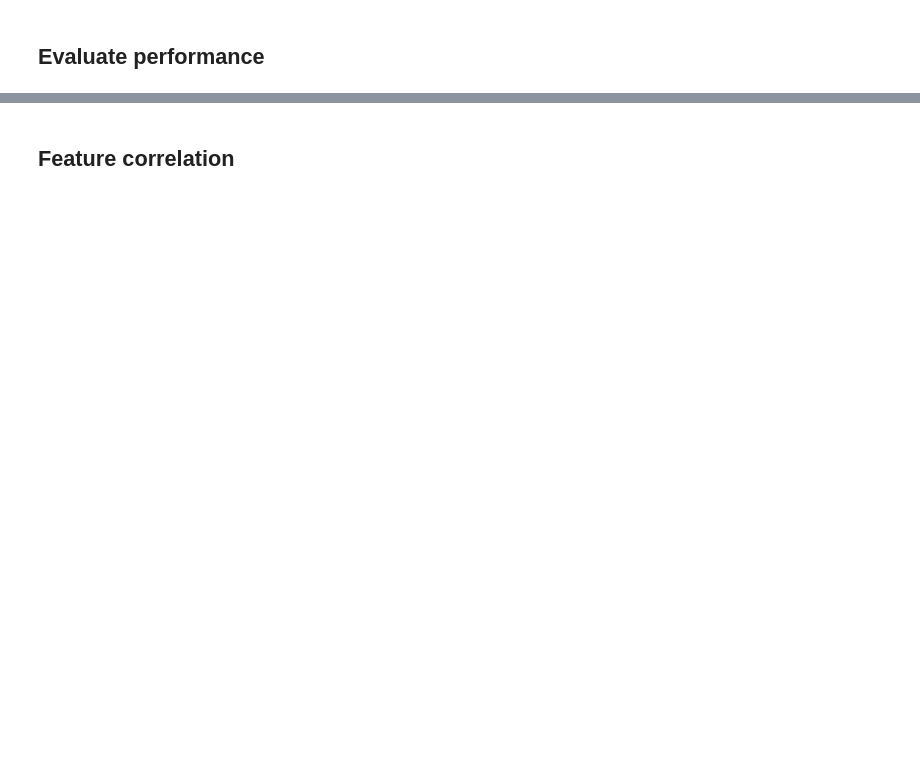
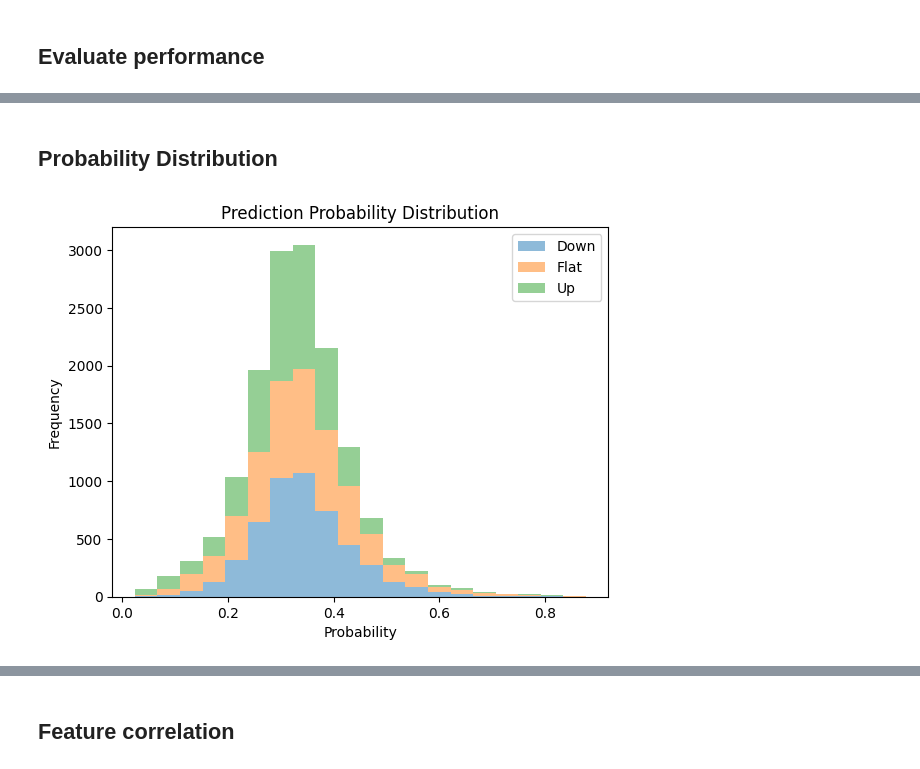
Before and after one commit to MarianneRomero/stock-movement-prediction-ml, a Jupyter notebook: notebooks/eda.ipynb, the cells around one changed output, grey strips where cells are left out. Saved outputs shown, nothing was run; the diff lists cells and outputs as text; code cells hidden in the pictures; blank space fills up the shorter version.

```diff
--- a/notebooks/eda.ipynb
+++ b/notebooks/eda.ipynb
@@ -402,0 +516,10 @@ Confusion Matrix:
+# %% [markdown]
+## Probability Distribution
+# %%
+proba_df = pd.DataFrame(y_proba, columns=["Down", "Flat", "Up"])
+proba_df.plot(kind="hist", bins=20, alpha=0.5, stacked=True)
+plt.title("Prediction Probability Distribution")
+plt.xlabel("Probability")
+plt.show()
+# %% [output]
+[figure, added]
```
Also changed, not shown: parts of 55 cells of this notebook, 21 other files.
